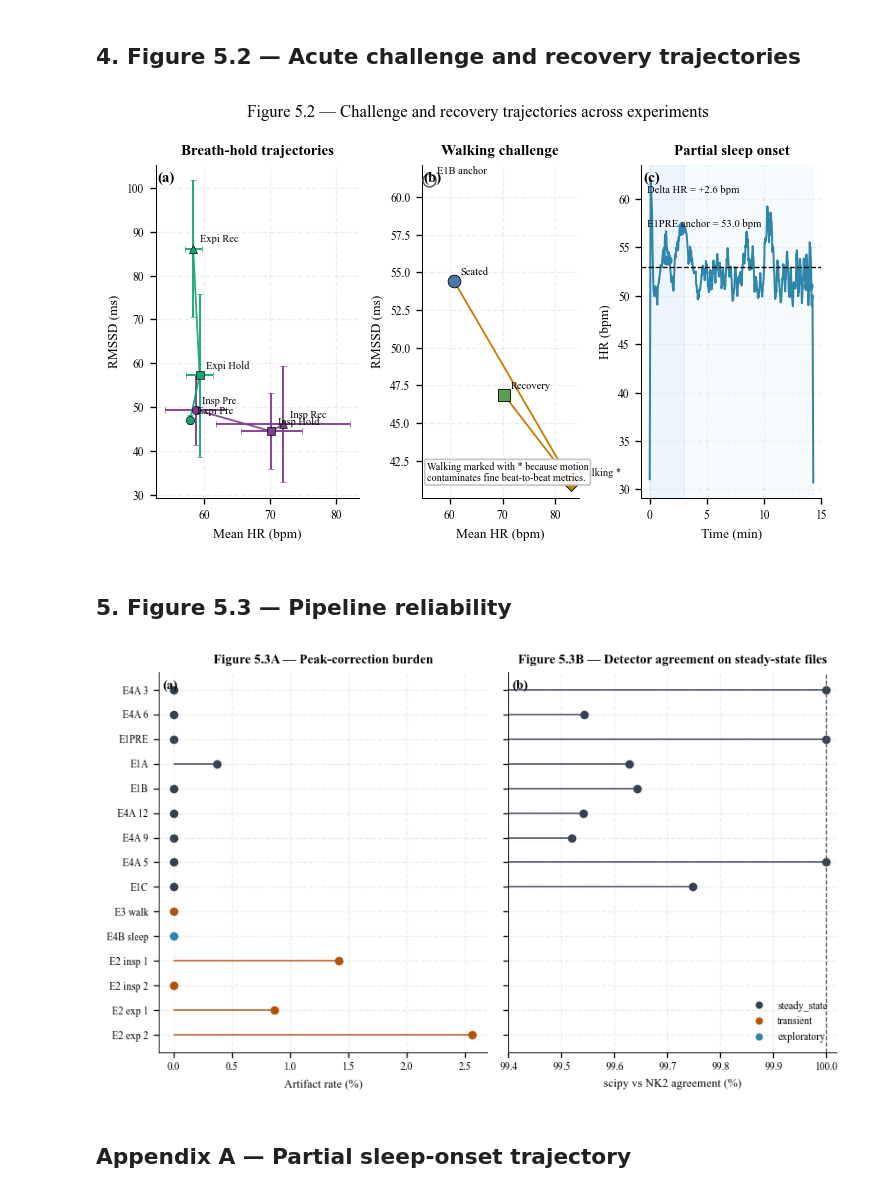
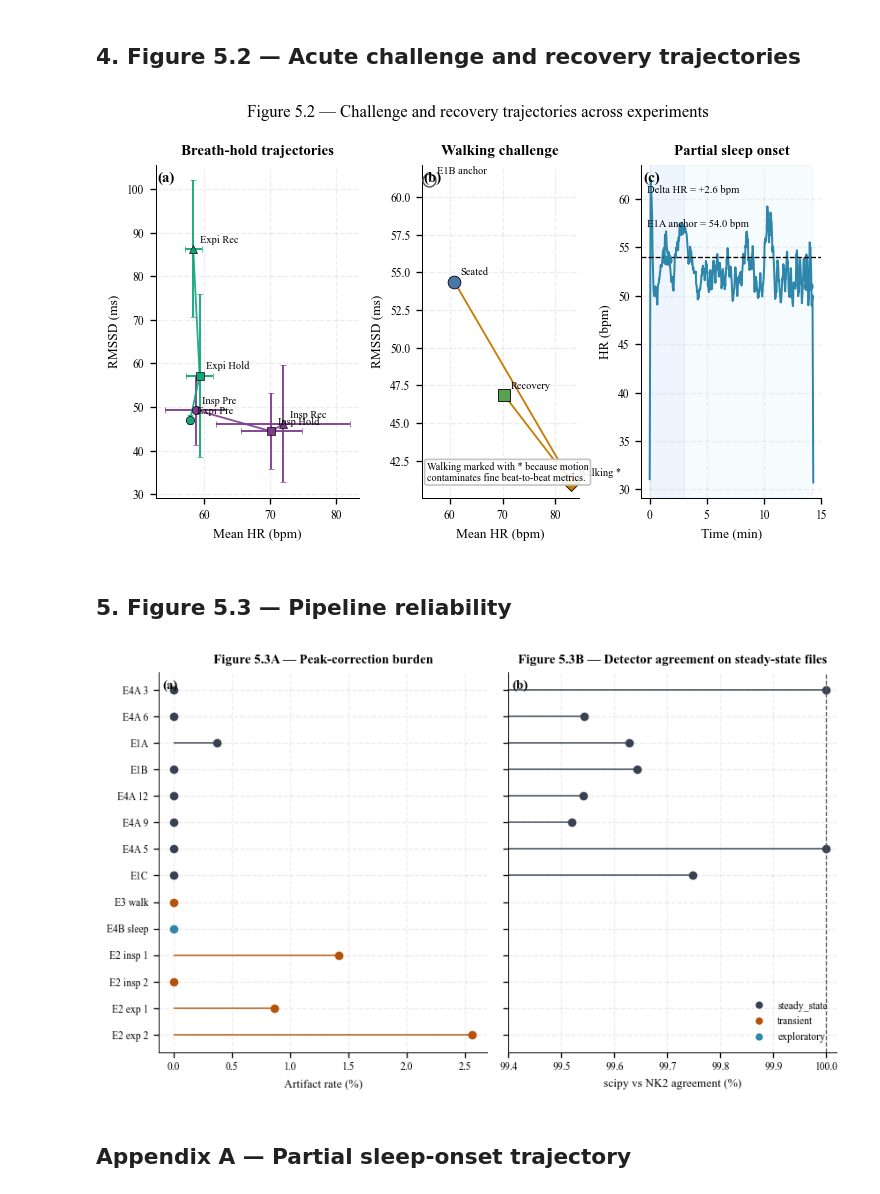
Before and after one commit to peienwu1216/hw5_ecg-analysis, a Jupyter notebook: notebooks/06_integration.ipynb, the cells around one changed output. Saved outputs shown, nothing was run; the diff lists cells and outputs as text; code cells hidden in the pictures.

```diff
--- a/notebooks/06_integration.ipynb
+++ b/notebooks/06_integration.ipynb
@@ -65,9 +65,14 @@ def panel_label(ax, text):
 def save_paper_png(fig, filename):
     fig.savefig(FIG_DIR / filename, dpi=300, bbox_inches="tight")
 
+
+def save_paper_figure(fig, filename):
+    """PDF in outputs/figures (manuscript / nb06 exports)."""
+    PL.save_figure(fig, filename, fig_dir=REPO_ROOT / "outputs" / "figures")
+
+
 def short_label(key):
     mapping = {
-        "E1PRE": "Pre-sleep supine",
         "E1A": "Supine",
         "E1B": "Sitting",
         "E1C": "Standing",
@@ -104,7 +109,6 @@ E4A_COLORS = {
     "E4A_3pm": "#e15759",
 }
 E1_COLORS = {
-    "E1PRE": "#2f6690",
     "E1A": "#4c78a8",
     "E1B": "#59a14f",
     "E1C": "#c44e52",
@@ -402,7 +492,7 @@ ax3.axvspan(0, 3, color="#dbeafe", alpha=0.45, zorder=-1)
 ax3.axvspan(3, t_min.max(), color="#e0f2fe", alpha=0.28, zorder=-2)
 ax3.scatter([1.5, t_min.max() - 0.5], [sleep_start, sleep_end], color=FAMILY_COLORS["sleep"], s=26, zorder=4)
 ax3.text(0.03, 0.94, f"Delta HR = {sleep_delta:+.1f} bpm", transform=ax3.transAxes, fontsize=6.4, va="top")
-ax3.text(0.03, 0.84, f"E1PRE anchor = {sleep_anchor:.1f} bpm", transform=ax3.transAxes, fontsize=6.4, va="top")
+ax3.text(0.03, 0.84, f"{e4b_anchor_key} anchor = {sleep_anchor:.1f} bpm", transform=ax3.transAxes, fontsize=6.4, va="top")
 panel_label(ax3, "(c)")
 ax3.set_title("Partial sleep onset")
 ax3.set_xlabel("Time (min)")
@@ -414,7 +504,7 @@ fig.tight_layout()
 save_paper_png(fig, "MAIN_20_nb06_integration_challenge_recovery_atlas.png")
 plt.show()
 # %% [output]
-[figure, old version]
+[figure, new version]
 # %% [markdown]
 ## 5. Figure 5.3 — Pipeline reliability
 # %%
@@ -423,7 +513,7 @@ ordered_keys = [k for k in cfg.CONDITION_ORDER if k in set(log["key"])]
 ordered_keys += [k for k in ["E2A_insp_1", "E2A_insp_2", "E2B_exp_1", "E2B_exp_2"] if k in set(log["key"])]
 log = log.set_index("key").loc[ordered_keys].reset_index()
 log["label"] = log["key"].map({
-    "E1PRE": "E1PRE", "E1A": "E1A", "E1B": "E1B", "E1C": "E1C",
+    "E1A": "E1A", "E1B": "E1B", "E1C": "E1C",
     "E4A_12pm": "E4A 12", "E4A_9pm": "E4A 9", "E4A_6pm": "E4A 6", "E4A_5pm": "E4A 5", "E4A_3pm": "E4A 3",
     "E3_walk": "E3 walk", "E4B_sleep": "E4B sleep",
     "E2A_insp_1": "E2 insp 1", "E2A_insp_2": "E2 insp 2", "E2B_exp_1": "E2 exp 1", "E2B_exp_2": "E2 exp 2",
@@ -441,34 +531,34 @@ for yi, (_, row) in zip(y, log.iterrows()):
 ax1.set_xlabel("Artifact rate (%)")
 ax1.set_title("Figure 5.3A — Peak-correction burden")
 ax1.set_yticks(y, log["label"])
 ax1.grid(axis="x", linestyle="--", alpha=0.2)
 panel_label(ax1, "(a)")
 
 steady_log = log[log["n_peaks_agreement_pct"].notna()].copy()
 y2 = y[: len(steady_log)]
 for yi, (_, row) in zip(y2, steady_log.iterrows()):
     color = orch_colors.get(row["orchestrator"], "#6b7280")
     ax2.hlines(yi, 99.4, row["n_peaks_agreement_pct"], color=color, linewidth=1.2, alpha=0.75)
     ax2.plot(row["n_peaks_agreement_pct"], yi, "o", color=color, markersize=4.8)
 ax2.axvline(100.0, color="0.35", linestyle="--", linewidth=0.8)
 ax2.set_xlim(99.4, 100.02)
 ax2.set_xlabel("scipy vs NK2 agreement (%)")
 ax2.set_title("Figure 5.3B — Detector agreement on steady-state files")
 ax2.grid(axis="x", linestyle="--", alpha=0.2)
 panel_label(ax2, "(b)")
 
 legend_handles = [
     Line2D([0], [0], marker="o", color="w", markerfacecolor=orch_colors["steady_state"], label="steady_state", markersize=6),
     Line2D([0], [0], marker="o", color="w", markerfacecolor=orch_colors["transient"], label="transient", markersize=6),
     Line2D([0], [0], marker="o", color="w", markerfacecolor=orch_colors["exploratory"], label="exploratory", markersize=6),
 ]
 ax2.legend(handles=legend_handles, loc="lower right", frameon=False)
 
 fig.tight_layout()
 save_paper_png(fig, "MAIN_21_nb06_integration_pipeline_reliability.png")
 plt.show()
 # %% [output]
-[figure, old version]
+[figure, new version]
 # %% [markdown]
 ## Appendix A — Partial sleep-onset trajectory
 # %%
```
Also changed, not shown: parts of 5 cells of this notebook.
